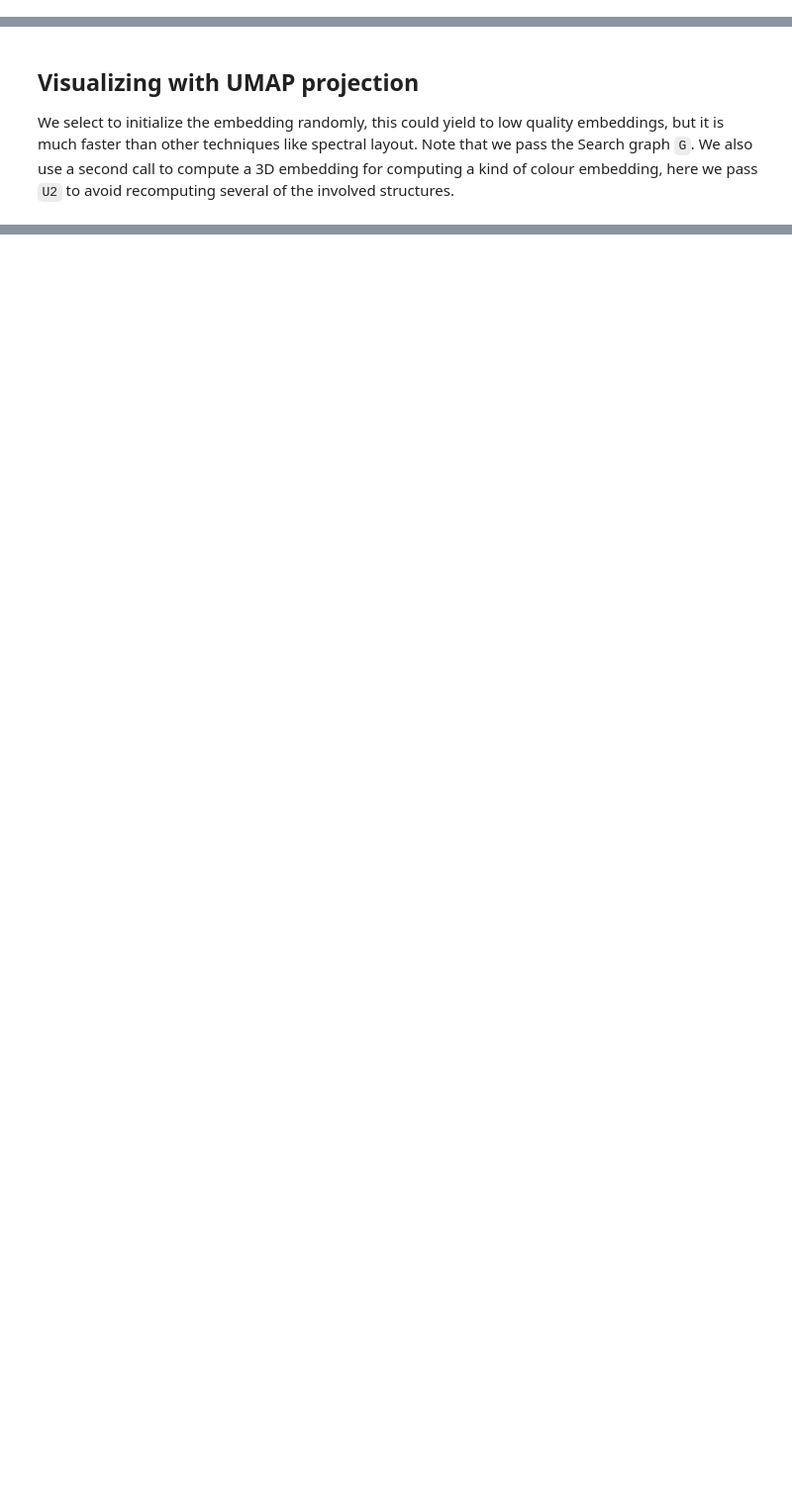
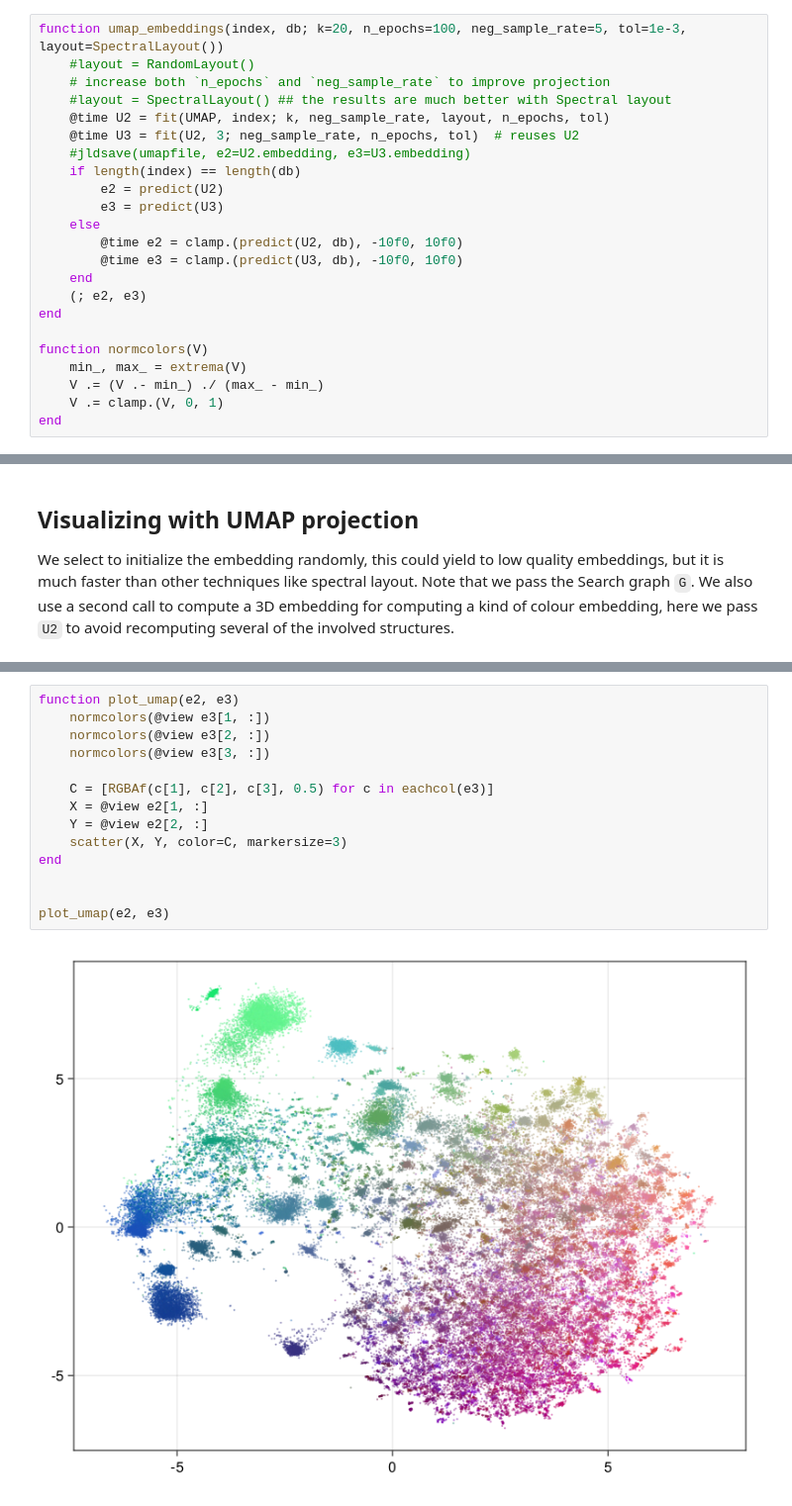
Before and after one commit to sadit/SimilaritySearchDemos, a Jupyter notebook: primes/primes-umap.ipynb, the cells around one changed output, grey strips where cells are left out. Shown: that part at 99% size. Saved outputs shown, nothing was run; the diff lists cells and outputs as text; blank space fills up the shorter version.

```diff
--- a/primes/primes-umap.ipynb
+++ b/primes/primes-umap.ipynb
@@ -64,3 +62,26 @@ index!(G; parallel_block=1000)
 IJulia.clear_output()
 # %% [output]
 0
+# %%
+function umap_embeddings(index, db; k=20, n_epochs=100, neg_sample_rate=5, tol=1e-3, layout=SpectralLayout())
+    #layout = RandomLayout()
+    # increase both `n_epochs` and `neg_sample_rate` to improve projection
+    #layout = SpectralLayout() ## the results are much better with Spectral layout
+    @time U2 = fit(UMAP, index; k, neg_sample_rate, layout, n_epochs, tol)
+    @time U3 = fit(U2, 3; neg_sample_rate, n_epochs, tol)  # reuses U2
+    #jldsave(umapfile, e2=U2.embedding, e3=U3.embedding)
+    if length(index) == length(db)
+        e2 = predict(U2)
+        e3 = predict(U3)
+    else
+        @time e2 = clamp.(predict(U2, db), -10f0, 10f0)
+        @time e3 = clamp.(predict(U3, db), -10f0, 10f0)
+    end
+    (; e2, e3)
+end
+
+function normcolors(V)
+    min_, max_ = extrema(V)
+    V .= (V .- min_) ./ (max_ - min_)
+    V .= clamp.(V, 0, 1)
+end
@@ -97 +108,17 @@ UMAP_{SparseArrays.SparseMatrixCSC{Float32, Int32}, Matrix{Float32}, SearchGraph
+# %%
+function plot_umap(e2, e3)
+    normcolors(@view e3[1, :])
+    normcolors(@view e3[2, :])
+    normcolors(@view e3[3, :])
+
+    C = [RGBAf(c[1], c[2], c[3], 0.5) for c in eachcol(e3)]
+    X = @view e2[1, :]
+    Y = @view e2[2, :]
+    scatter(X, Y, color=C, markersize=3)
+end
+
+
+plot_umap(e2, e3)
+# %% [output]
+[figure, added]
 # %%
```
Also changed, not shown: parts of 10 cells of this notebook, 3 other files.
